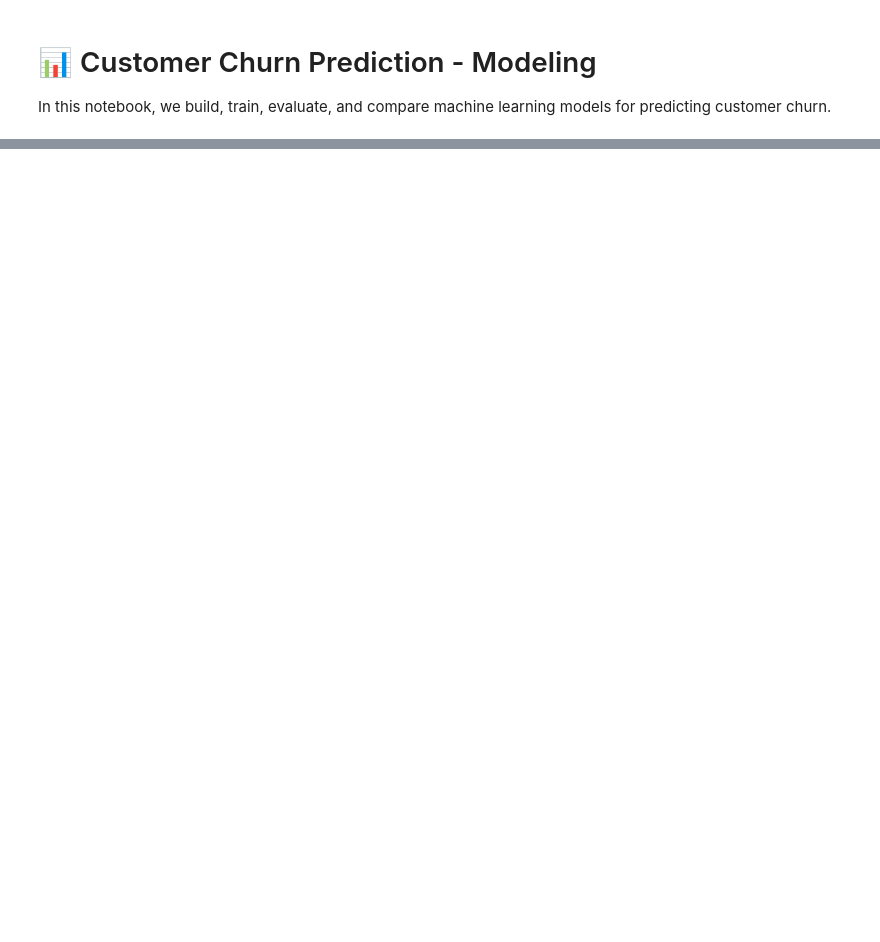
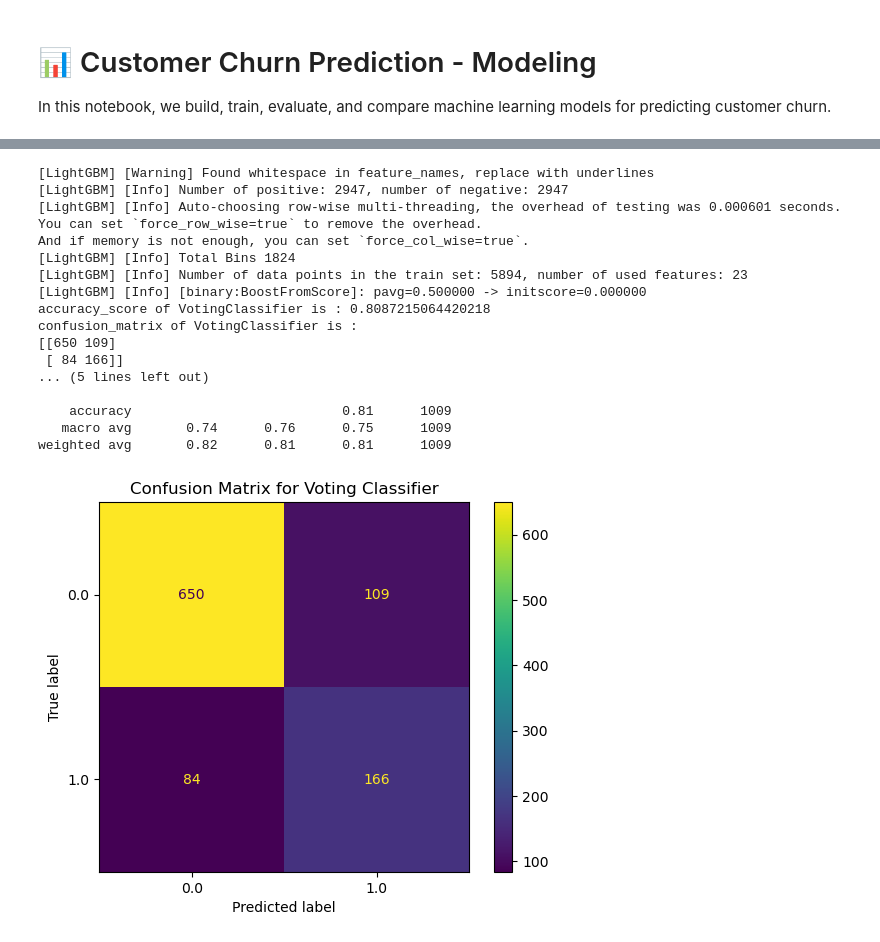
Before and after one commit to likitharai/-Customer-Churn-Demand-Prediction-Using-ML, a Jupyter notebook: Notebooks/Modling.ipynb, the cells around one changed output, grey strips where cells are left out. Cells and saved outputs as stored; diff of their text form; code cells hidden in the pictures; blank space fills up the shorter version.

```diff
--- a/Notebooks/Modling.ipynb
+++ b/Notebooks/Modling.ipynb
@@ -82,0 +341,21 @@ plt.show()
+# %%
+# example of using GridSearchCV for hyperparameter tuning
+grid=GridSearchCV(
+    estimator=models['lightgbm'],
+    param_grid=params['lightgbm'],
+    scoring='accuracy',
+    cv=5,
+    verbose=1,
+    n_jobs=-1
+
+)
+
+grid.fit(x_train_resampled,y_train_resampled)
+y_pred_r=grid.predict(x_test)
+print('best param of random forest',grid.best_params_)
+print('best score of random forest',grid.best_score_)
+print('accuracy_score',accuracy_score(y_test,y_pred_r))
+
+#best model
+best_model=grid.best_estimator_
+print('best model',best_model)
@@ -82,0 +445,41 @@ plt.show()
+# %%
+voting_clf = VotingClassifier(
+    estimators=[
+        ('rf', models['RandomForestClassifier']),
+        ('gb', models['GradientBoostingClassifier']),
+        ('xgb', models['xgboost']),
+        ('lgbm', models['lightgbm'])
+    ],
+    voting='soft'  # 'hard' for label voting, 'soft' for probability voting
+)
+
+voting_clf.fit(x_train_resampled, y_train_resampled)
+y_pred_voting = voting_clf.predict(x_test)
+
+# Step 3: Evaluate Voting Classifier
+print(f'accuracy_score of VotingClassifier is : {accuracy_score(y_test, y_pred_voting)}')
+print(f'confusion_matrix of VotingClassifier is :\n{confusion_matrix(y_test, y_pred_voting)}')
+print(f'classification_report of VotingClassifier is :\n{classification_report(y_test, y_pred_voting)}')
+
+ConfusionMatrixDisplay(confusion_matrix(y_test, y_pred_voting), display_labels=voting_clf.classes_).plot()
+plt.title('Confusion Matrix for Voting Classifier')
+plt.show()
+# %% [output]
+[LightGBM] [Warning] Found whitespace in feature_names, replace with underlines
+[LightGBM] [Info] Number of positive: 2947, number of negative: 2947
+[LightGBM] [Info] Auto-choosing row-wise multi-threading, the overhead of testing was 0.000601 seconds.
+You can set `force_row_wise=true` to remove the overhead.
+And if memory is not enough, you can set `force_col_wise=true`.
+[LightGBM] [Info] Total Bins 1824
+[LightGBM] [Info] Number of data points in the train set: 5894, number of used features: 23
+[LightGBM] [Info] [binary:BoostFromScore]: pavg=0.500000 -> initscore=0.000000
+accuracy_score of VotingClassifier is : 0.8087215064420218
+confusion_matrix of VotingClassifier is :
+[[650 109]
+ [ 84 166]]
+... (5 lines left out)
+
+    accuracy                           0.81      1009
+   macro avg       0.74      0.76      0.75      1009
+weighted avg       0.82      0.81      0.81      1009
+[figure, added]
```
Also changed, not shown: parts of 16 cells of this notebook, 3 other files.
